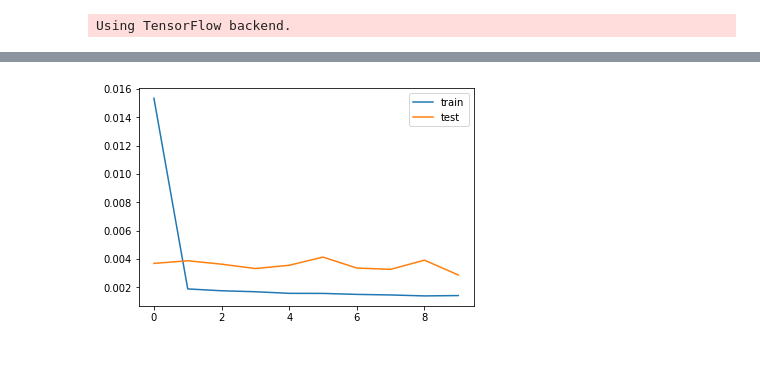
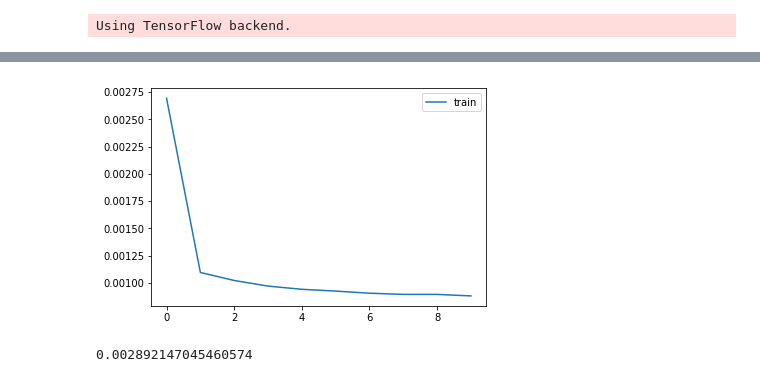
Before and after one commit to shoyasaxa/Crypto-Spikes, a Jupyter notebook: Predict Prices with Keras and LSTM.ipynb, the cells around one changed output, grey strips where cells are left out. Cells and saved outputs as stored; diff of their text form; code cells hidden in the pictures.

Commit message:
changed input structure for price prediction

```diff
--- a/Predict Prices with Keras and LSTM.ipynb
+++ b/Predict Prices with Keras and LSTM.ipynb
@@ -199,7 +182,14 @@ X_test_lagged_price = np.array(X_test_lagged_price)
 Y_train_price =  np.array(Y_train_price)
 Y_test_price = np.array(Y_test_price)
 
+# reshape
+X_train_volume = np.reshape(X_train_volume, (X_train_volume.shape[0],data_length,1) )
+X_train_trends = np.reshape(X_train_trends, (X_train_trends.shape[0],data_length,1) )
+X_train_lagged_price = np.reshape(X_train_lagged_price, (X_train_lagged_price.shape[0], data_length, 1))
 
+X_test_volume = np.reshape(X_test_volume, (X_test_volume.shape[0],data_length,1) )
+X_test_trends = np.reshape(X_test_trends, (X_test_trends.shape[0],data_length,1) )
+X_test_lagged_price = np.reshape(X_test_lagged_price, (X_test_lagged_price.shape[0],data_length,1))
 
 # #X_timestamp = df_scaled['Timestamp'].values
 # X_volume = df_scaled['Volume_BTC'].values
@@ -260,18 +250,18 @@ history = rnn.fit(
         Y_train_price
     ]
     ,
-    validation_data=(
-        [
-            #X_test_timestamp,
-            X_test_volume,
-            X_test_trends,
-            X_test_lagged_price
-        ],
-        [
-            Y_test_price
-        ]),
+#     validation_data=(
+#         [
+#             #X_test_timestamp,
+#             X_test_volume,
+#             X_test_trends,
+#             X_test_lagged_price
+#         ],
+#         [
+#             Y_test_price
+#         ]),
     epochs=10,
-    batch_size=32,
+    batch_size=64,
     callbacks=[
       tensorboard_callback
     ],
@@ -298,13 +291,13 @@ Epoch 10/10
 # %%
 from matplotlib import pyplot as plt
 
 # plot history
 plt.plot(history.history['loss'], label='train')
-plt.plot(history.history['val_loss'], label='test')
+#plt.plot(history.history['val_loss'], label='test')
 plt.legend()
 plt.show();
 # %% [output]
-[figure, old version]
+[figure, new version]
 # %%
 score = rnn.evaluate(
     [
@@ -317,7 +310,10 @@ score = rnn.evaluate(
         Y_test_price
     ])
 
-print(score)
+
+display(score)
+# %% [output]
+0.002892147045460574
 # %%
 from sklearn.metrics import mean_squared_error
 from math import sqrt
```
Also changed, not shown: parts of 3 cells of this notebook, 2 other files.
